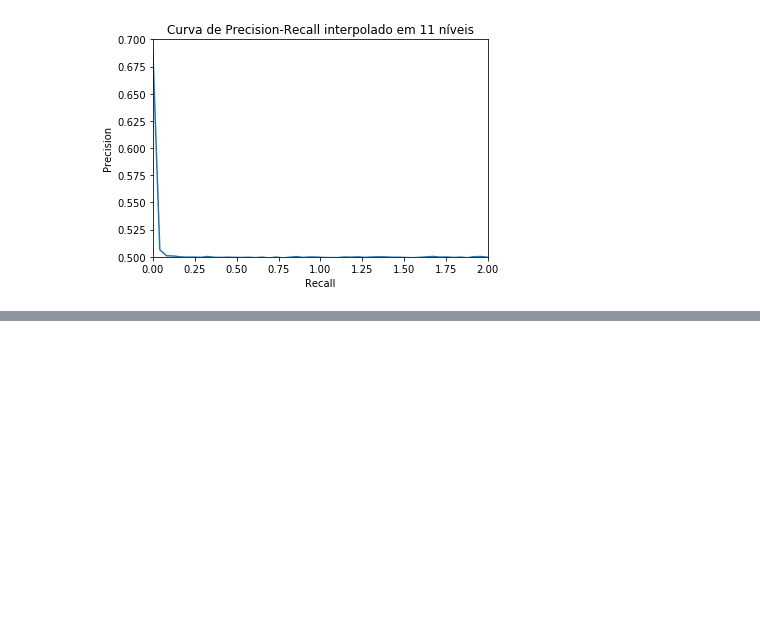
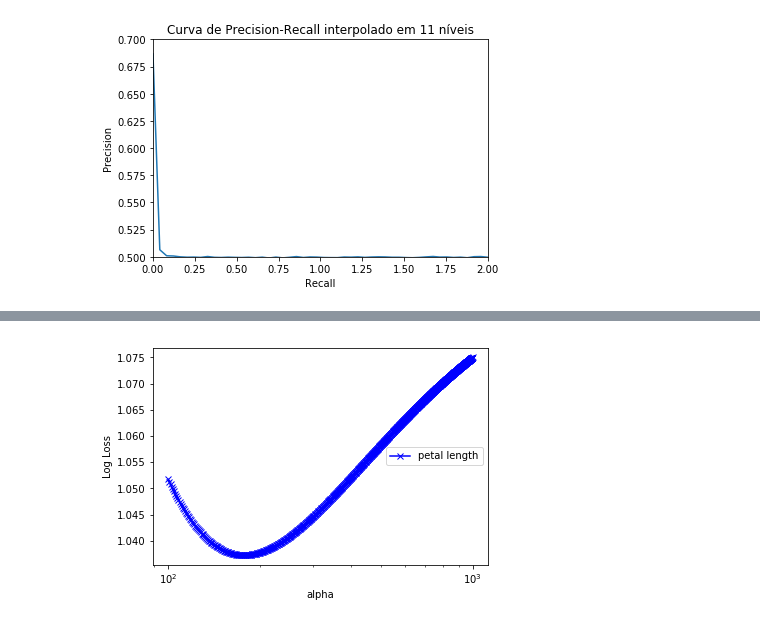
Before and after one commit to rodrigoazs/ic2_trabalho1, a Jupyter notebook: regularization.ipynb, the cells around one changed output, grey strips where cells are left out. Drawn from its saved outputs; the diff is of its cells as text; code cells hidden in the pictures; blank space fills up the shorter version.

```diff
--- a/regularization.ipynb
+++ b/regularization.ipynb
@@ -57,7 +57,8 @@ from sklearn.model_selection import StratifiedKFold
 from sklearn.model_selection import LeaveOneOut
 
 # regularization
-reg = np.linspace(0.00000001, 10000000000.0, num=50)
+reg = np.linspace(1e-10, 1e10, num=50)
+alpha = np.linspace(0.0, 2.0, num=50)
 
 total_tasks = 50
 tasks_count = 0
@@ -79,12 +80,12 @@ for r in range(len(reg)):
     precision_0 = []
 
     for i in range(10):
-        skf = StratifiedKFold(n_splits = 10, shuffle=True)
+        skf = StratifiedKFold(n_splits = 3, shuffle=True)
         for train, test in skf.split(X, y):
             X_train, X_test, y_train, y_test = X[train], X[test], y[train], y[test]
             #c_reg = 1/reg[r]
-            classifier = LogisticRegression(C = reg[r])
-            #classifier = MLPClassifier(hidden_layer_sizes=(5,), alpha=reg[r])
+            #classifier = LogisticRegression(C = reg[r], tol=0.01)
+            classifier = MLPClassifier(hidden_layer_sizes=(0,), alpha=alpha[r], activation='logistic')
             classifier.fit(X_train, y_train)
             y_pred = classifier.predict(X_test)
             y_prob = classifier.predict_proba(X_test)
@@ -144,0 +164,45 @@ plt.show()
+# %%
+# scikit-learn logistic regression
+
+from sklearn import datasets
+import numpy as np
+iris = datasets.load_iris()
+X = iris.data[:, [2, 3]]
+y = iris.target
+
+from sklearn.model_selection import train_test_split
+X_train, X_test, y_train, y_test = train_test_split(X, y, test_size=0.3, random_state=0)
+
+from sklearn.preprocessing import StandardScaler
+sc = StandardScaler()
+sc.fit(X_train)
+X_train_std = sc.transform(X_train)
+X_test_std = sc.transform(X_test)
+
+from sklearn.linear_model import LogisticRegression
+from sklearn.metrics import log_loss
+
+weights, params = [], []
+log_losses = []
+for a in np.linspace(1e2, 1e3, num=1000): #np.arange(-10, 10):
+   lr = LogisticRegression(C=1/a, random_state=0)
+   lr.fit(X_train_std, y_train)
+   weights.append(lr.coef_[1])
+   params.append(a)
+   y_prob = lr.predict_proba(X_test)
+   log_losses.append(log_loss(y_test, y_prob))
+
+weights = np.array(weights)
+
+# Decision region drawing
+import matplotlib.pyplot as plt
+
+plt.plot(params, log_losses, color='blue', marker='x', label='petal length')
+#plt.plot(params, weights[:, 1], color='green',  marker='o', label='petal width')
+plt.ylabel('Log Loss')
+plt.xlabel('alpha')
+plt.legend(loc='right')
+plt.xscale('log')
+plt.show()
+# %% [output]
+[figure, added]
```
Also changed, not shown: parts of 7 cells of this notebook.
